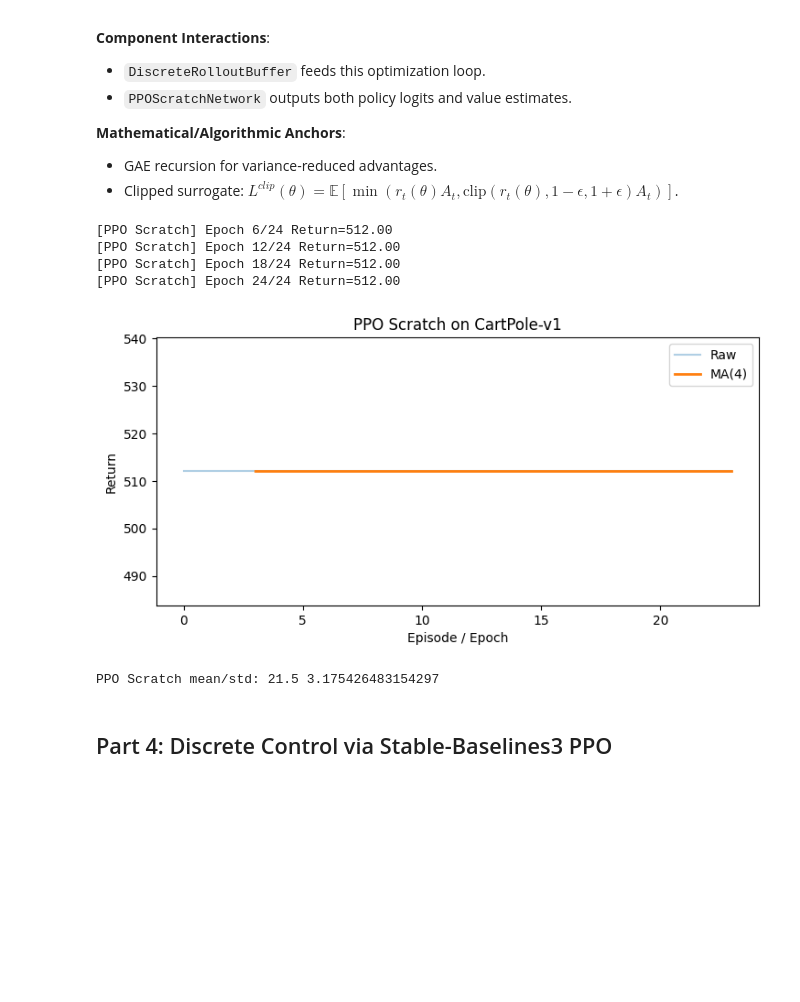
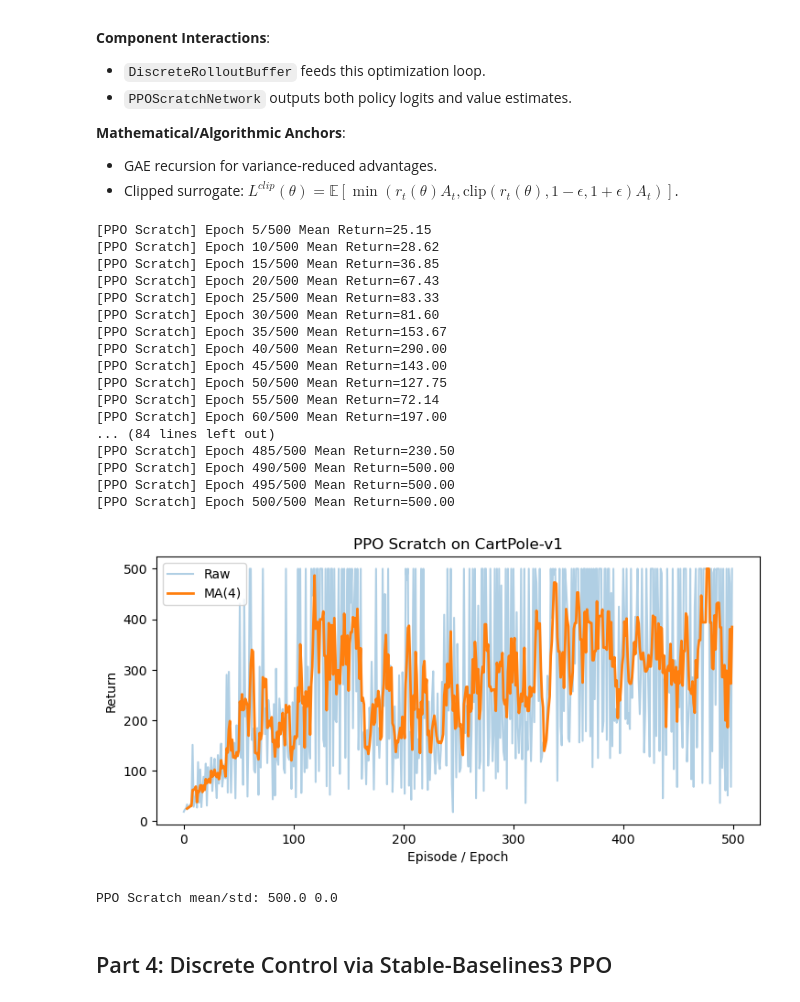
Before and after one commit to catarena2608/RL-Lab5, a Jupyter notebook: Lab5.1-st.ipynb, the cells around one changed output. Cells and saved outputs as stored; diff of their text form; code cells hidden in the pictures; blank space fills up the shorter version.

```diff
--- a/Lab5.1-st.ipynb
+++ b/Lab5.1-st.ipynb
@@ -53,8 +53,8 @@ except Exception:
     sb3_library_available = False
 
 # Reproducibility settings
-SEED = 42
-FAST_MODE = True
+SEED = 54
+FAST_MODE = False
 
 # Set seeds for all libraries to ensure reproducibility
 random.seed(SEED)
@@ -166,13 +166,17 @@ class ContinuousReplayBuffer:
         # Store a transition tuple in the replay buffer
         self.transition_buffer.append((state, action, reward, next_state, done))
 
-    def sample(self, batch_size=64):
+    def sample(self, batch_size=128):
         # Randomly sample a batch of transitions from the replay buffer and convert them to PyTorch tensors
         sampled_indices = np.random.choice(len(self.transition_buffer), batch_size, replace=False)
         # Retrieve the sampled transitions and unzip them into separate arrays for states, actions, rewards, next states, and done flags
         ### YOU NEED TO WRITE YOUR CODE BELOW ###
-        sampled_batch = [np.array(self.transition_buffer[idx]) for idx in sampled_indices]
-        states_array, actions_array, rewards_array, next_states_array, dones_array = zip(*sampled_batch)
+        sampled_batch = [self.transition_buffer[index] for index in sampled_indices]
+        states_array = np.array([item[0] for item in sampled_batch])
+        actions_array = np.array([item[1] for item in sampled_batch])
+        rewards_array = np.array([item[2] for item in sampled_batch])
+        next_states_array = np.array([item[3] for item in sampled_batch])
+        dones_array = np.array([item[4] for item in sampled_batch])
 
         return (
             torch.tensor(states_array, dtype=torch.float32, device=device),
@@ -250,8 +254,7 @@ class DDPGCritic(nn.Module):
     def forward(self, state_tensor, action_tensor):
         # Concatenate the state and action tensors along the feature dimension (dim=1)
         # before passing through the critic network to get the Q-value estimate for that state-action pair.
-        concatenated = torch.cat([state_tensor, action_tensor], dim=1)
-        return self.critic_network(concatenated)
+        return self.critic_network(torch.cat([state_tensor, action_tensor], dim=1))
 
 
 env = gym.make(mountaincar_continuous_env)
@@ -760,56 +827,83 @@ ppo_scratch_trainer = PPOScratchTrainer(cartpole_observation_dimension, cartpole
 cartpole_rollout_buffer = DiscreteRolloutBuffer()
 cartpole_training_environment = gym.make(cartpole_discrete_env)
 
-ppo_training_epochs = 24 if FAST_MODE else 120
+ppo_training_epochs = 24 if FAST_MODE else 500
 rollout_steps_per_epoch = 512
 ppo_training_returns = []
 
 for epoch_index in range(ppo_training_epochs):
     cartpole_rollout_buffer.clear()
     current_observation, _ = cartpole_training_environment.reset(seed=SEED + epoch_index)
-    epoch_return_value = 0.0
+
+    # Track returns for evaluation
+    epoch_returns = []
+    current_episode_return = 0.0
 
     for _ in range(rollout_steps_per_epoch):
         selected_action, action_log_probability, value_estimate = ppo_scratch_trainer.sample_action(current_observation)
         next_observation, reward_value, terminated_flag, truncated_flag, _ = cartpole_training_environment.step(selected_action)
         done_value = float(terminated_flag or truncated_flag)
+
         # Store the transition data in the rollout buffer for later optimization after collecting a batch of transitions.
         cartpole_rollout_buffer.add(current_observation, selected_action, action_log_probability, reward_value, done_value, value_estimate)
-        epoch_return_value += reward_value
+
+        current_episode_return += reward_value
         current_observation = next_observation
 
         if terminated_flag or truncated_flag:
+            epoch_returns.append(current_episode_return)
+            current_episode_return = 0.0
             current_observation, _ = cartpole_training_environment.reset()
 
     # After collecting the specified number of rollout steps for the current epoch,
     # we call the optimize_from_buffer method of the PPO trainer to perform multiple epochs of optimization using mini-batches of the collected data,
     # which updates the policy and value networks based on the PPO objective.
     ppo_scratch_trainer.optimize_from_buffer(
-        cartpole_rollout_buffer, gamma_value=0.99, lambda_value=0.95, epochs_count=4, minibatch_size=128
+        cartpole_rollout_buffer, gamma_value=0.99, lambda_value=0.95, epochs_count=10, minibatch_size=64
     )
-    ppo_training_returns.append(epoch_return_value)
 
-    if (epoch_index + 1) % 6 == 0:
-        print(f'[PPO Scratch] Epoch {epoch_index + 1}/{ppo_training_epochs} Return={epoch_return_value:.2f}')
+    # Store the average return of completed episodes in this epoch
+    mean_epoch_return = np.mean(epoch_returns) if epoch_returns else current_episode_return
+    ppo_training_returns.append(mean_epoch_return)
 
+    if (epoch_index + 1) % 5 == 0:
+        print(f'[PPO Scratch] Epoch {epoch_index + 1}/{ppo_training_epochs} Mean Return={mean_epoch_return:.2f}')
+
+    # Hội tụ bền vững: Nếu 10 epoch liên tiếp đạt 500, dừng lại
+    if len(ppo_training_returns) > 10 and np.mean(ppo_training_returns[-10:]) >= 495:
+        print("Agent đã hội tụ hoàn hảo. Dừng huấn luyện.")
+        break
 cartpole_training_environment.close()
 plot_training_curve(ppo_training_returns, 'PPO Scratch on CartPole-v1', window_size=4)
 
 
 def ppo_scratch_action_function(observation_state):
     return ppo_scratch_trainer.greedy_action(observation_state)
 
 ppo_scratch_evaluation_returns = evaluate_policy_returns(
     cartpole_discrete_env, ppo_scratch_action_function, episode_count=12, seed_offset_value=4000
 )
 print('PPO Scratch mean/std:', float(ppo_scratch_evaluation_returns.mean()), float(ppo_scratch_evaluation_returns.std()))
 # %% [output]
-[PPO Scratch] Epoch 6/24 Return=512.00
-[PPO Scratch] Epoch 12/24 Return=512.00
-[PPO Scratch] Epoch 18/24 Return=512.00
-[PPO Scratch] Epoch 24/24 Return=512.00
+[PPO Scratch] Epoch 5/500 Mean Return=25.15
+[PPO Scratch] Epoch 10/500 Mean Return=28.62
+[PPO Scratch] Epoch 15/500 Mean Return=36.85
+[PPO Scratch] Epoch 20/500 Mean Return=67.43
+[PPO Scratch] Epoch 25/500 Mean Return=83.33
+[PPO Scratch] Epoch 30/500 Mean Return=81.60
+[PPO Scratch] Epoch 35/500 Mean Return=153.67
+[PPO Scratch] Epoch 40/500 Mean Return=290.00
+[PPO Scratch] Epoch 45/500 Mean Return=143.00
+[PPO Scratch] Epoch 50/500 Mean Return=127.75
+[PPO Scratch] Epoch 55/500 Mean Return=72.14
+[PPO Scratch] Epoch 60/500 Mean Return=197.00
+... (84 lines left out)
+[PPO Scratch] Epoch 485/500 Mean Return=230.50
+[PPO Scratch] Epoch 490/500 Mean Return=500.00
+[PPO Scratch] Epoch 495/500 Mean Return=500.00
+[PPO Scratch] Epoch 500/500 Mean Return=500.00
-[figure, old version]
+[figure, new version]
-PPO Scratch mean/std: 21.5 3.175426483154297
+PPO Scratch mean/std: 500.0 0.0
 # %% [markdown]
 ## Part 4: Discrete Control via Stable-Baselines3 PPO
 # %% [markdown]
```
Also changed, not shown: parts of 10 cells of this notebook, 2 other files.
